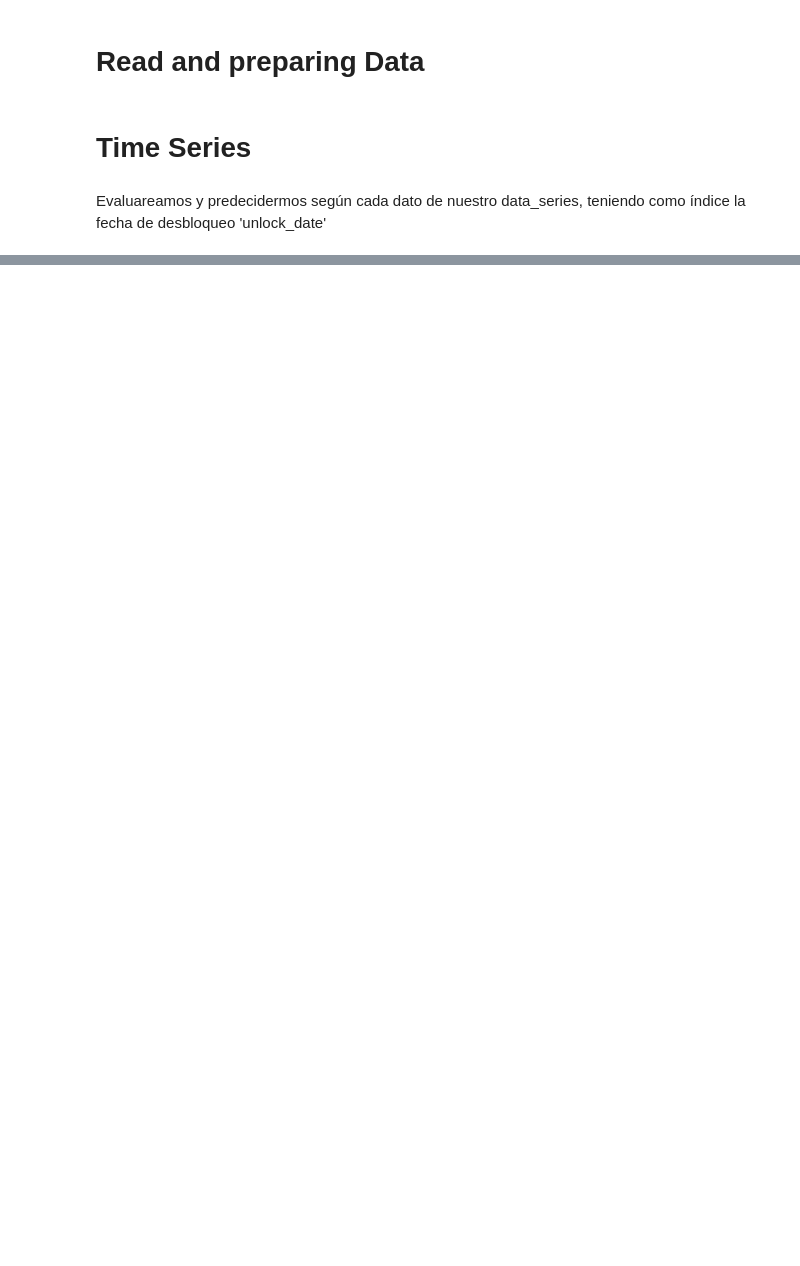
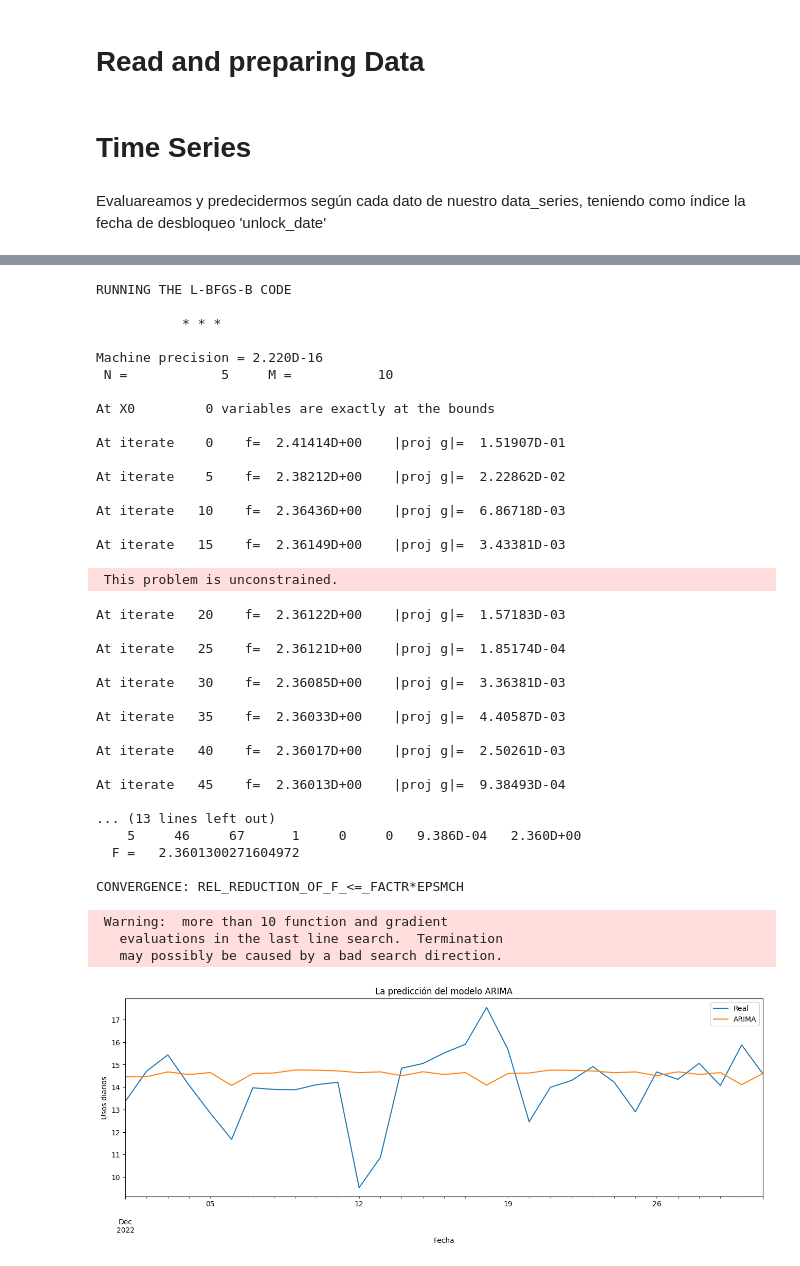
Before and after one commit to Proyect-Final-4Geeks-RJ/BiciMad_4geeks_ML, a Jupyter notebook: src/models_2.ipynb, the cells around one changed output, grey strips where cells are left out. Cells and saved outputs as stored; diff of their text form; code cells hidden in the pictures; blank space fills up the shorter version.

```diff
--- a/src/models_2.ipynb
+++ b/src/models_2.ipynb
@@ -115,0 +139,63 @@ plt.show()
+# %%
+data_series_minutes = data_series['trip_minutes']
+data_series_minutes = data_series_minutes.to_frame()
+data_series_minutes.rename(columns={'trip_minutes':'Real'},inplace = True)
+data_minutes_mean = data_series_minutes.groupby(data_series_minutes.index).mean()
+values = data_minutes_mean.values
+# %%
+auto_arima(values, seasonal=True, m=12).summary()
+train_data = data_minutes_mean[:len(data_minutes_mean)-31]
+test_data = data_minutes_mean[len(data_minutes_mean)-31:]
+
+arima_model = SARIMAX(train_data['Real'], order = (1,1,1), seasonal_order = (1,0,1,12))
+
+arima_result = arima_model.fit()
+arima_result.summary()
+arima_pred = arima_result.predict(start = len(train_data), end = len(data_minutes_mean)-1, typ="levels").rename("ARIMA")
+#arima_pred = arima_pred.to_frame()
+test_data = pd.concat([test_data, arima_pred],axis=1)
+test_data['Real'].plot(figsize = (16,5), legend=True)
+arima_pred.plot(legend = True);
+plt.title('La predicción del modelo ARIMA')
+plt.xlabel('Fecha')
+plt.ylabel('Usos diarios')
+plt.show()
+# %% [output]
+RUNNING THE L-BFGS-B CODE
+
+           * * *
+
+Machine precision = 2.220D-16
+ N =            5     M =           10
+
+At X0         0 variables are exactly at the bounds
+
+At iterate    0    f=  2.41414D+00    |proj g|=  1.51907D-01
+
+At iterate    5    f=  2.38212D+00    |proj g|=  2.22862D-02
+
+At iterate   10    f=  2.36436D+00    |proj g|=  6.86718D-03
+
+At iterate   15    f=  2.36149D+00    |proj g|=  3.43381D-03
+ This problem is unconstrained.
+At iterate   20    f=  2.36122D+00    |proj g|=  1.57183D-03
+
+At iterate   25    f=  2.36121D+00    |proj g|=  1.85174D-04
+
+At iterate   30    f=  2.36085D+00    |proj g|=  3.36381D-03
+
+At iterate   35    f=  2.36033D+00    |proj g|=  4.40587D-03
+
+At iterate   40    f=  2.36017D+00    |proj g|=  2.50261D-03
+
+At iterate   45    f=  2.36013D+00    |proj g|=  9.38493D-04
+
+... (13 lines left out)
+    5     46     67      1     0     0   9.386D-04   2.360D+00
+  F =   2.3601300271604972
+
+CONVERGENCE: REL_REDUCTION_OF_F_<=_FACTR*EPSMCH
+ Warning:  more than 10 function and gradient
+   evaluations in the last line search.  Termination
+   may possibly be caused by a bad search direction.
+[figure, added]
```
Also changed, not shown: parts of 20 cells of this notebook.
